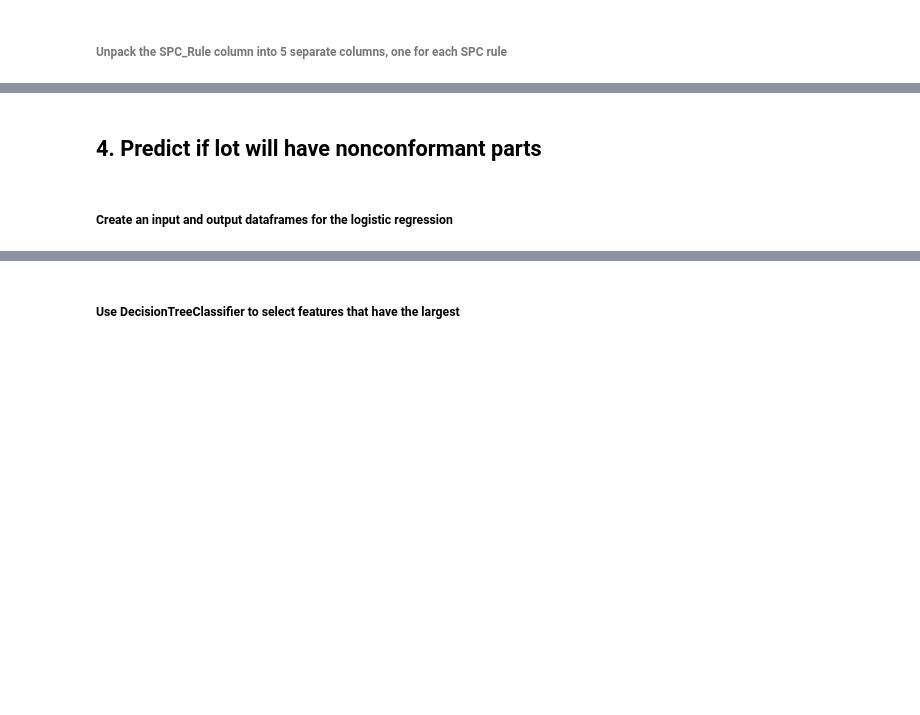
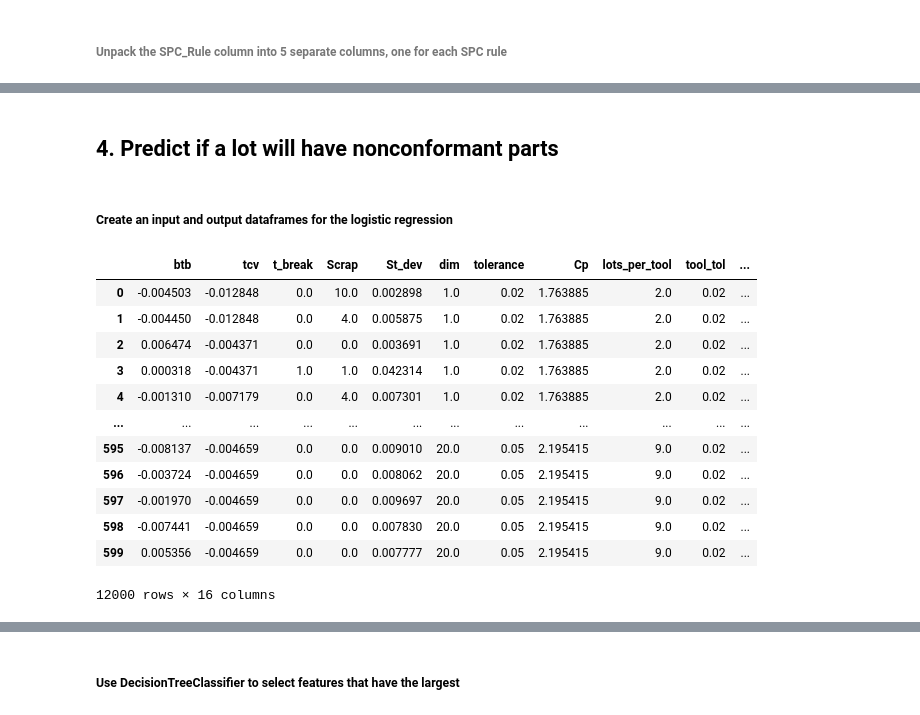
Before and after one commit to przemekbil/PfDA_2021_project, a Jupyter notebook: Project.ipynb, the cells around one changed output, grey strips where cells are left out. Cells and saved outputs as stored; diff of their text form; code cells hidden in the pictures; blank space fills up the shorter version.

```diff
--- a/Project.ipynb
+++ b/Project.ipynb
@@ -759,8 +741,24 @@ lot_params2
 12000 rows × 16 columns
 # %% [markdown]
-## 4. Predict if lot will have nonconformant parts
+## 4. Predict if a lot will have nonconformant parts
 # %% [markdown]
 #####  Create an input and output dataframes for the logistic regression
+# %%
+lot_params2
+# %% [output]
+|  | btb | tcv | t_break | Scrap | St_dev | dim | tolerance | Cp | lots_per_tool | tool_tol | ... |
+| 0 | -0.004503 | -0.012848 | 0.0 | 10.0 | 0.002898 | 1.0 | 0.02 | 1.763885 | 2.0 | 0.02 | ... |
+| 1 | -0.004450 | -0.012848 | 0.0 | 4.0 | 0.005875 | 1.0 | 0.02 | 1.763885 | 2.0 | 0.02 | ... |
+| 2 | 0.006474 | -0.004371 | 0.0 | 0.0 | 0.003691 | 1.0 | 0.02 | 1.763885 | 2.0 | 0.02 | ... |
+| 3 | 0.000318 | -0.004371 | 1.0 | 1.0 | 0.042314 | 1.0 | 0.02 | 1.763885 | 2.0 | 0.02 | ... |
+| 4 | -0.001310 | -0.007179 | 0.0 | 4.0 | 0.007301 | 1.0 | 0.02 | 1.763885 | 2.0 | 0.02 | ... |
+| ... | ... | ... | ... | ... | ... | ... | ... | ... | ... | ... | ... |
+| 595 | -0.008137 | -0.004659 | 0.0 | 0.0 | 0.009010 | 20.0 | 0.05 | 2.195415 | 9.0 | 0.02 | ... |
+| 596 | -0.003724 | -0.004659 | 0.0 | 0.0 | 0.008062 | 20.0 | 0.05 | 2.195415 | 9.0 | 0.02 | ... |
+| 597 | -0.001970 | -0.004659 | 0.0 | 0.0 | 0.009697 | 20.0 | 0.05 | 2.195415 | 9.0 | 0.02 | ... |
+| 598 | -0.007441 | -0.004659 | 0.0 | 0.0 | 0.007830 | 20.0 | 0.05 | 2.195415 | 9.0 | 0.02 | ... |
+| 599 | 0.005356 | -0.004659 | 0.0 | 0.0 | 0.007777 | 20.0 | 0.05 | 2.195415 | 9.0 | 0.02 | ... |
+12000 rows × 16 columns
 # %%
 # Create a lot_x data frame using all the columns from lot_params2 bar the 'Scrap' column
 lot_in = pd.DataFrame(lot_params2.drop(columns=['Scrap', 'dim']))
```
Also changed, not shown: parts of 41 cells of this notebook, 1 other file.
